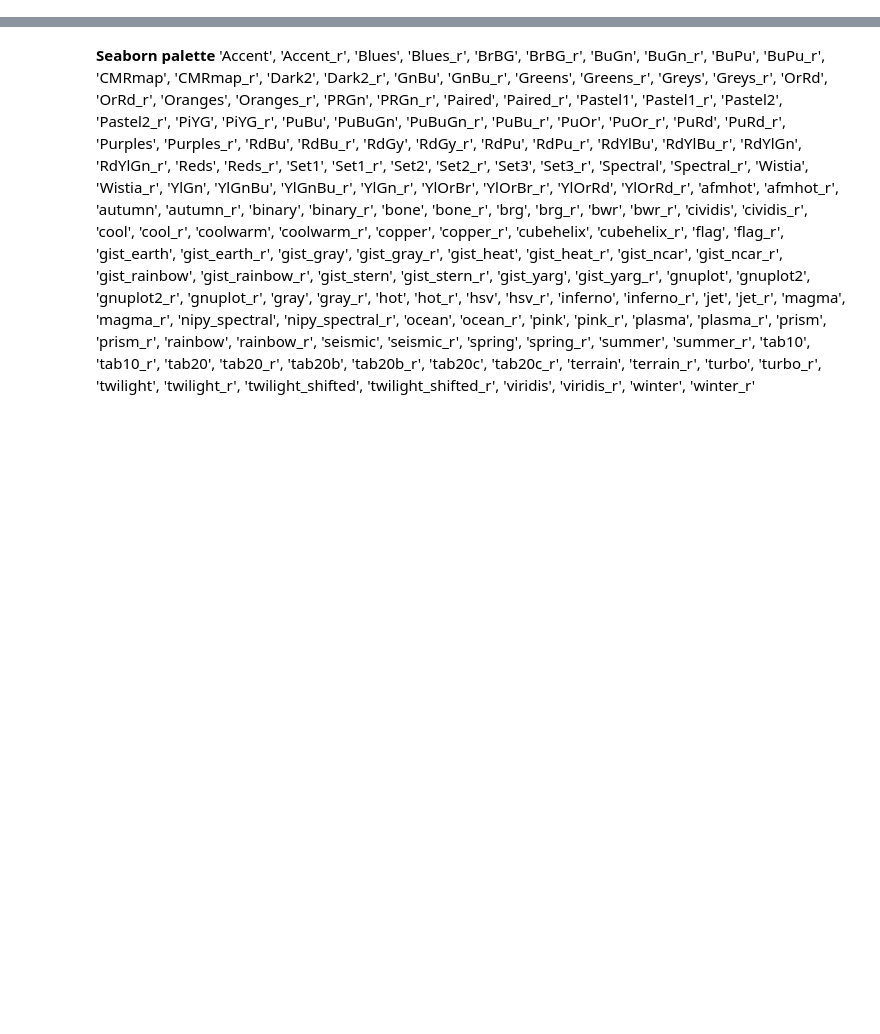
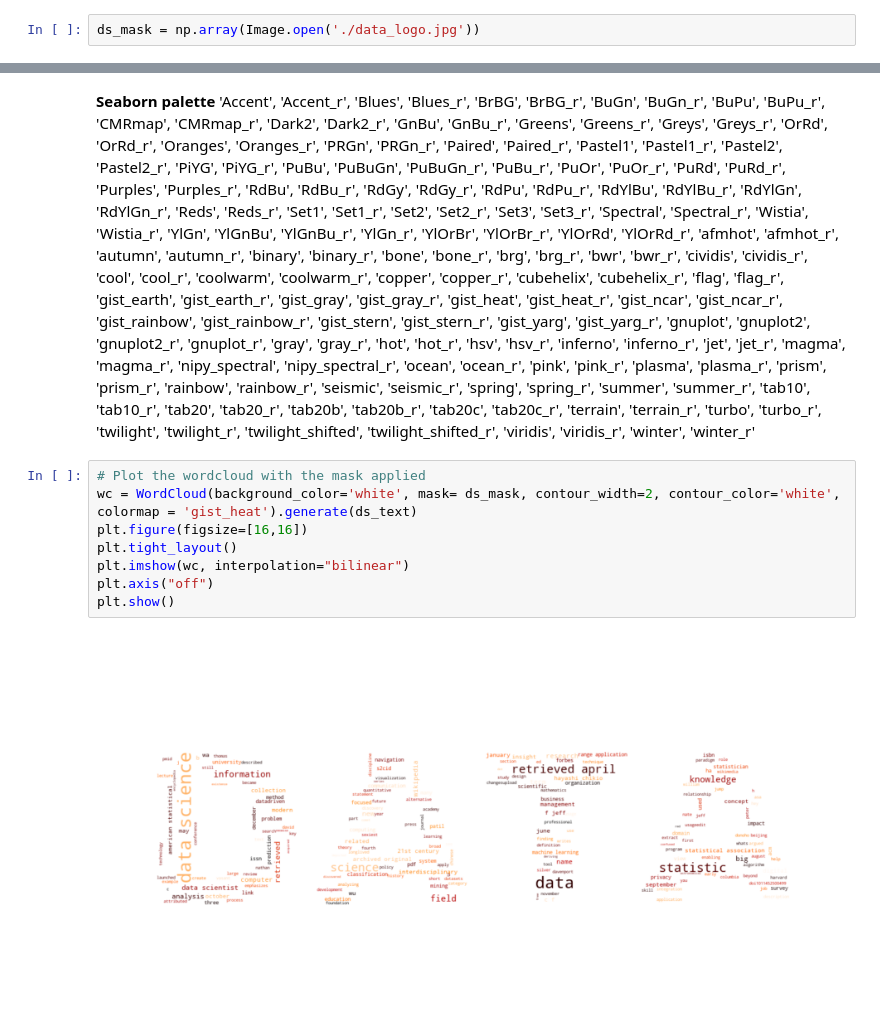
Before and after one commit to m3redithw/data-science-visualizations, a Jupyter notebook: wordclouds.ipynb, the cells around one changed output, grey strips where cells are left out. Cells and saved outputs as stored; diff of their text form; blank space fills up the shorter version.

Commit message:
bonus wordcloud

```diff
--- a/wordclouds.ipynb
+++ b/wordclouds.ipynb
@@ -131,6 +131,8 @@ from nltk.corpus import stopwords
 # %%
 # Importing mask
 ds_mask = np.array(Image.open('./tds_logo.jpeg'))
+# %%
+ds_mask = np.array(Image.open('./data_logo.jpg'))
 # %%
 # Plot the wordcloud with the mask applied
 wc = WordCloud(background_color='black', mask= ds_mask, contour_width=2, contour_color='black', colormap = 'Blues').generate(ds_text)
@@ -269,0 +272,10 @@ plt.show()
+# %%
+# Plot the wordcloud with the mask applied
+wc = WordCloud(background_color='white', mask= ds_mask, contour_width=2, contour_color='white', colormap = 'gist_heat').generate(ds_text)
+plt.figure(figsize=[16,16])
+plt.tight_layout()
+plt.imshow(wc, interpolation="bilinear")
+plt.axis("off")
+plt.show()
+# %% [output]
+[figure, added]
```
